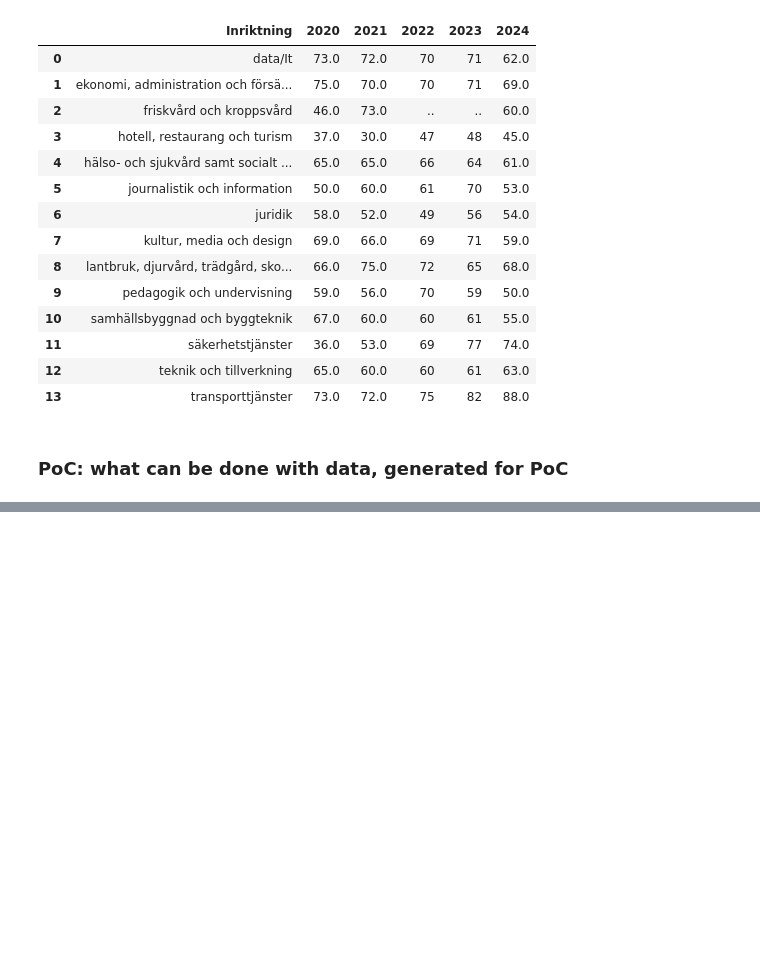
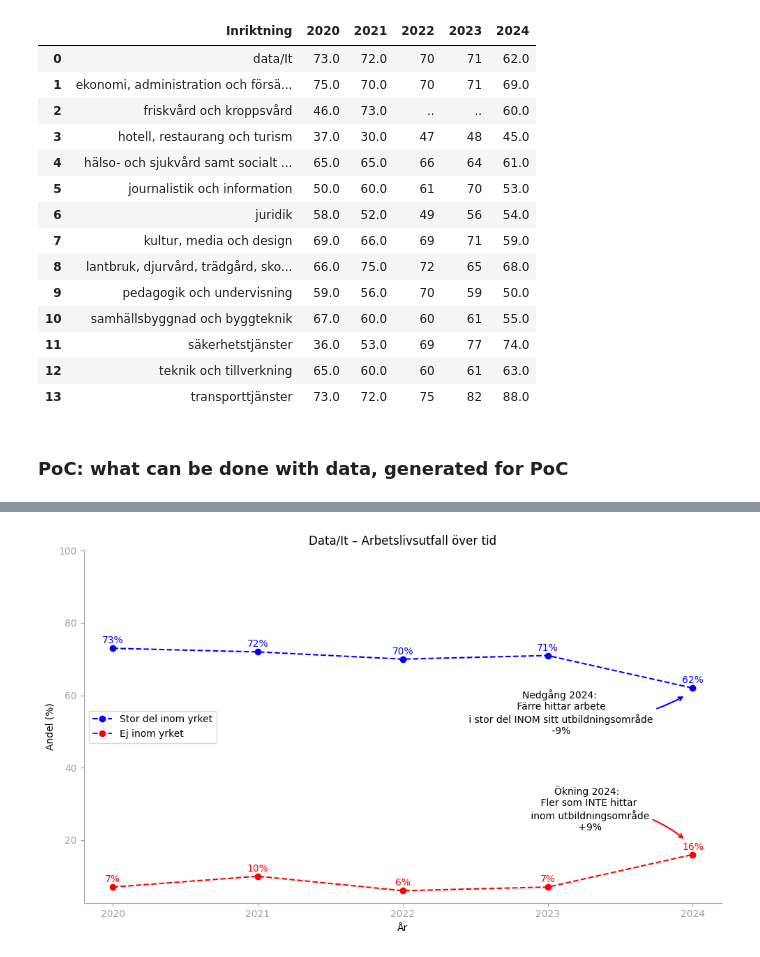
Before and after one commit to 964Code/The-Skool---Group-7, a Jupyter notebook: EDA/EDA_filip/EDA_arbete_eft_stud.ipynb, the cells around one changed output, grey strips where cells are left out. Cells and saved outputs as stored; diff of their text form; code cells hidden in the pictures; blank space fills up the shorter version.

Commit message:
working with fixing storytelling, issues with graph showing avg.

```diff
--- a/EDA/EDA_filip/EDA_arbete_eft_stud.ipynb
+++ b/EDA/EDA_filip/EDA_arbete_eft_stud.ipynb
@@ -254,3 +181,84 @@ def plot_employment_outcomes(area, df_stor, df_viss, df_ej):
 
 
 plot_employment_outcomes("data/It", df_stor, df_viss, df_ej)
+# %%
+def plot_employment_outcomes(area, df_stor, df_viss, df_ej):
+    years = df_stor.columns[1:].astype(str)
+    stor = pd.to_numeric(df_stor[df_stor["Inriktning"] == area].iloc[0, 1:], errors="coerce")
+    #viss = pd.to_numeric(df_viss[df_viss["Inriktning"] == area].iloc[0, 1:], errors="coerce")
+    ej = pd.to_numeric(df_ej[df_ej["Inriktning"] == area].iloc[0, 1:], errors="coerce")
+
+    fig, ax = plt.subplots(figsize=(10, 6))
+
+    ax.plot(years, stor, label="Stor del inom yrket", color="blue", marker="o", linestyle="--")
+    #ax.plot(years, viss, label="Viss del inom yrket", color="orange", marker="o", linestyle="--")
+    ax.plot(years, ej, label="Ej inom yrket", color="red", marker="o", linestyle="--")
+
+
+    for i, value in enumerate(stor):
+        ax.annotate(f"{value:.0f}%", (i, value), textcoords="offset points", xytext=(0,5), ha='center', color='blue')
+    #for i, value in enumerate(viss):
+        #ax.annotate(f"{value:.0f}%", (i, value), textcoords="offset points", xytext=(0,5), ha='center', color='orange')
+    for i, value in enumerate(ej):
+        ax.annotate(f"{value:.0f}%", (i, value), textcoords="offset points", xytext=(0,5), ha='center', color='red')
+
+    arrowprops_one = dict(
+        arrowstyle="->",
+        connectionstyle=f"arc3, rad=.2",
+        linewidth=1.5,
+        color="blue",
+    )
+
+    ax.annotate(
+        "Nedgång 2024:\n Färre hittar arbete\n i stor del INOM sitt utbildningsområde\n -9%",
+        xy=(3.95, 60),
+        xytext=(-130, -40),
+        textcoords="offset points",
+        arrowprops=arrowprops_one,
+        ha="center",
+        color="black"
+    )
+
+    arrowprops_two = dict(
+        arrowstyle="->",
+        connectionstyle=f"arc3, rad=-.2",
+        linewidth=1.5,
+        color="red",
+    )
+
+    ax.annotate(
+        "Ökning 2024: \n Fler som INTE hittar \n inom utbildningsområde\n +9%",
+        xy=(3.95, 20),
+        xytext=(-100, 10),
+        textcoords="offset points",
+        arrowprops=arrowprops_two,
+        ha="center",
+        color="black"
+    )
+
+    set_color = "#a1a1a1"
+
+    ax.set_title(f"{area.title()} – Arbetslivsutfall över tid")
+    ax.set_xlabel("År")
+    ax.set_ylim(top=100)
+    ax.set_ylabel("Andel (%)")
+    ax.grid(False)
+    ax.legend(loc="center left")
+
+    ax.spines["top"].set_visible(False)
+    ax.spines["right"].set_visible(False)
+    ax.spines["left"].set_color(set_color)
+    ax.spines["bottom"].set_color(set_color)
+
+    ax.tick_params(axis='x', colors=set_color)
+    ax.tick_params(axis='y', colors=set_color)
+
+
+    plt.tight_layout()
+    plt.show()
+
+
+
+plot_employment_outcomes("data/It", df_stor, df_viss, df_ej)
+# %% [output]
+[figure, added]
```
Also changed, not shown: parts of 3 cells of this notebook, 4 other files.
